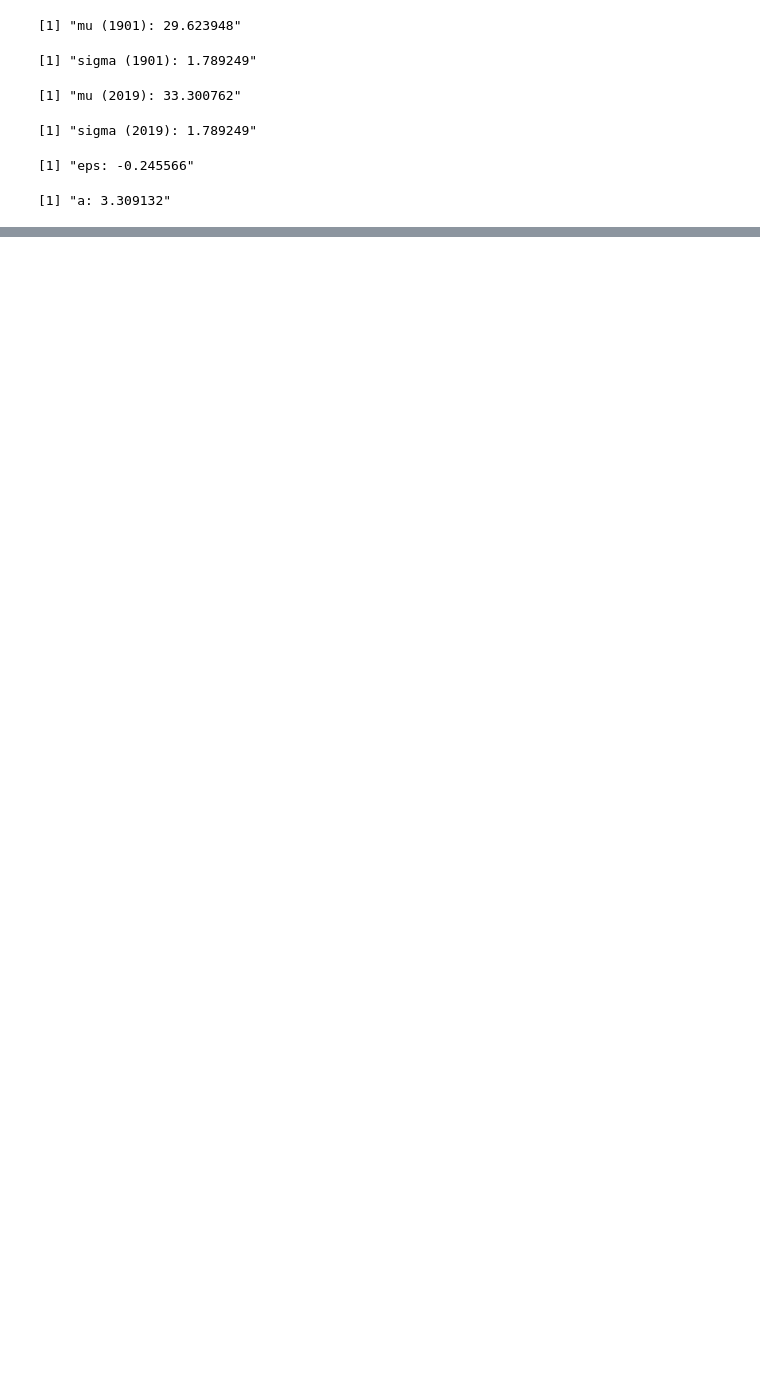
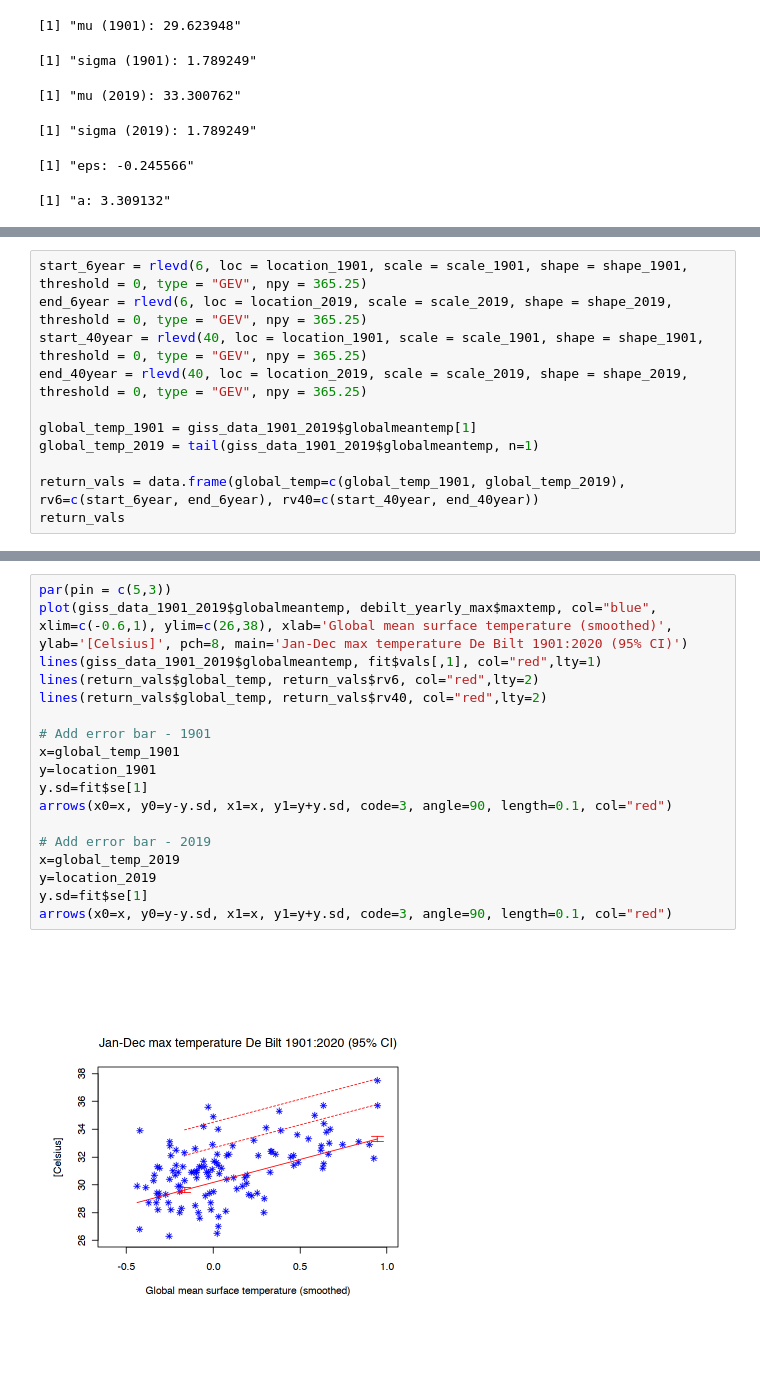
Before and after one commit to C3S-attribution-service/ToolsTesting, a Jupyter notebook: fit_gev.ipynb, the cells around one changed output, grey strips where cells are left out. Cells and saved outputs as stored; diff of their text form; blank space fills up the shorter version.

Commit message:
Better conformance to reference plots, plus summarizing the problems/missing functionality

```diff
--- a/fit_gev.ipynb
+++ b/fit_gev.ipynb
@@ -163,0 +141,11 @@ gev.diag(fit)
+# %%
+start_6year = rlevd(6, loc = location_1901, scale = scale_1901, shape = shape_1901, threshold = 0, type = "GEV", npy = 365.25)
+end_6year = rlevd(6, loc = location_2019, scale = scale_2019, shape = shape_2019, threshold = 0, type = "GEV", npy = 365.25)
+start_40year = rlevd(40, loc = location_1901, scale = scale_1901, shape = shape_1901, threshold = 0, type = "GEV", npy = 365.25)
+end_40year = rlevd(40, loc = location_2019, scale = scale_2019, shape = shape_2019, threshold = 0, type = "GEV", npy = 365.25)
+
+global_temp_1901 = giss_data_1901_2019$globalmeantemp[1]
+global_temp_2019 = tail(giss_data_1901_2019$globalmeantemp, n=1)
+
+return_vals = data.frame(global_temp=c(global_temp_1901, global_temp_2019), rv6=c(start_6year, end_6year), rv40=c(start_40year, end_40year))
+return_vals
@@ -163,0 +161,20 @@ gev.diag(fit)
+# %%
+par(pin = c(5,3))
+plot(giss_data_1901_2019$globalmeantemp, debilt_yearly_max$maxtemp, col="blue", xlim=c(-0.6,1), ylim=c(26,38), xlab='Global mean surface temperature (smoothed)', ylab='[Celsius]', pch=8, main='Jan-Dec max temperature De Bilt 1901:2020 (95% CI)')
+lines(giss_data_1901_2019$globalmeantemp, fit$vals[,1], col="red",lty=1)
+lines(return_vals$global_temp, return_vals$rv6, col="red",lty=2)
+lines(return_vals$global_temp, return_vals$rv40, col="red",lty=2)
+
+# Add error bar - 1901
+x=global_temp_1901
+y=location_1901
+y.sd=fit$se[1]
+arrows(x0=x, y0=y-y.sd, x1=x, y1=y+y.sd, code=3, angle=90, length=0.1, col="red")
+
+# Add error bar - 2019
+x=global_temp_2019
+y=location_2019
+y.sd=fit$se[1]
+arrows(x0=x, y0=y-y.sd, x1=x, y1=y+y.sd, code=3, angle=90, length=0.1, col="red")
+# %% [output]
+[figure, added]
```
Also changed, not shown: parts of 15 cells of this notebook, 3 other files.
